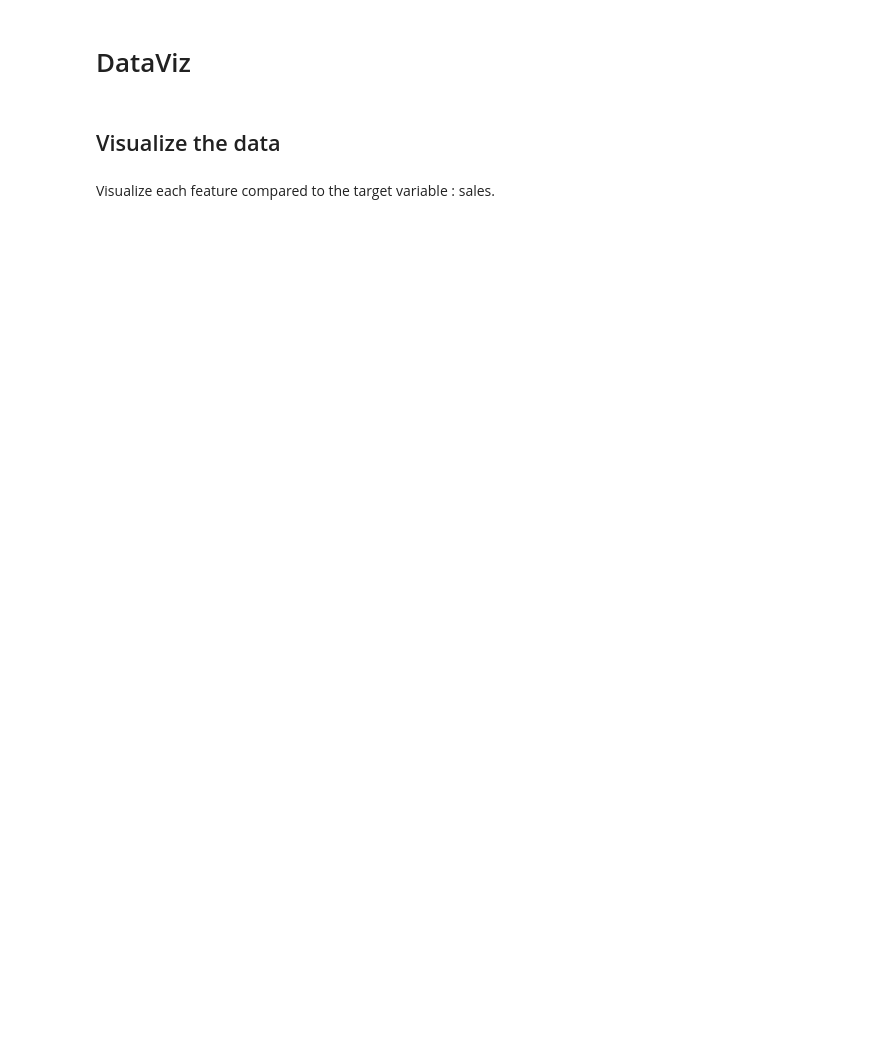
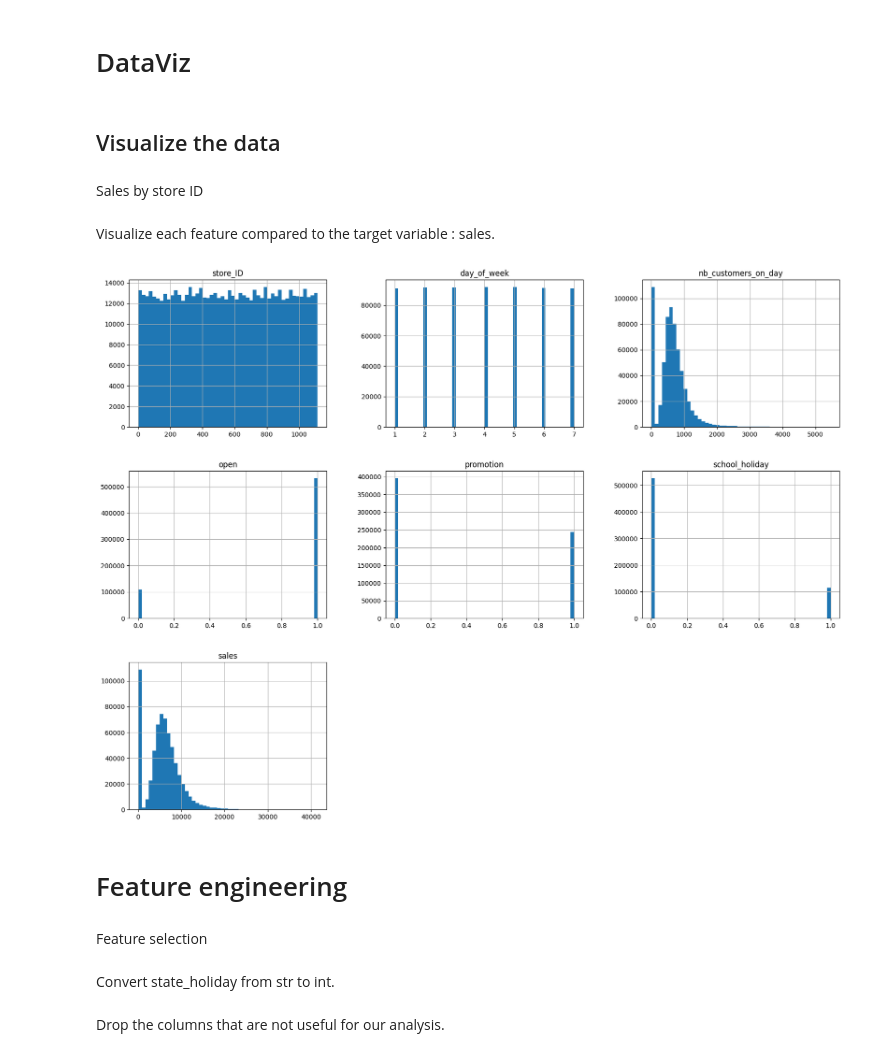
Before and after one commit to Jyok1m/iron-kaggle, a Jupyter notebook: kaggle.ipynb, the cells around one changed output. Drawn from its saved outputs; the diff is of its cells as text; code cells hidden in the pictures; blank space fills up the shorter version.

```diff
--- a/kaggle.ipynb
+++ b/kaggle.ipynb
@@ -79,11 +42,7 @@ sales_df
 # DataViz
 # %% [markdown]
 ## Visualize the data
-# %%
-%config Inlinebackend.figure_format= 'retina'
-
-sns.set_context("poster")
-sns.set_theme(rc={"figure.figsize": (12., 6.)})
-sns.set_style("whitegrid")
+# %% [markdown]
+Sales by store ID
 # %% [markdown]
 Visualize each feature compared to the target variable : sales.
@@ -91,0 +49,9 @@ target = sales_df["sales"]
+# %%
+sales_df.hist(bins=50, figsize=(20, 15))
+plt.show()
+# %% [output]
+[figure, added]
+# %% [markdown]
+# Feature engineering
+# %% [markdown]
+Feature selection
@@ -91,0 +60,2 @@ target = sales_df["sales"]
+# %% [markdown]
+Convert state_holiday from str to int.
@@ -91,0 +66,2 @@ target = sales_df["sales"]
+# %% [markdown]
+Drop the columns that are not useful for our analysis.
```
Also changed, not shown: parts of 15 cells of this notebook.
